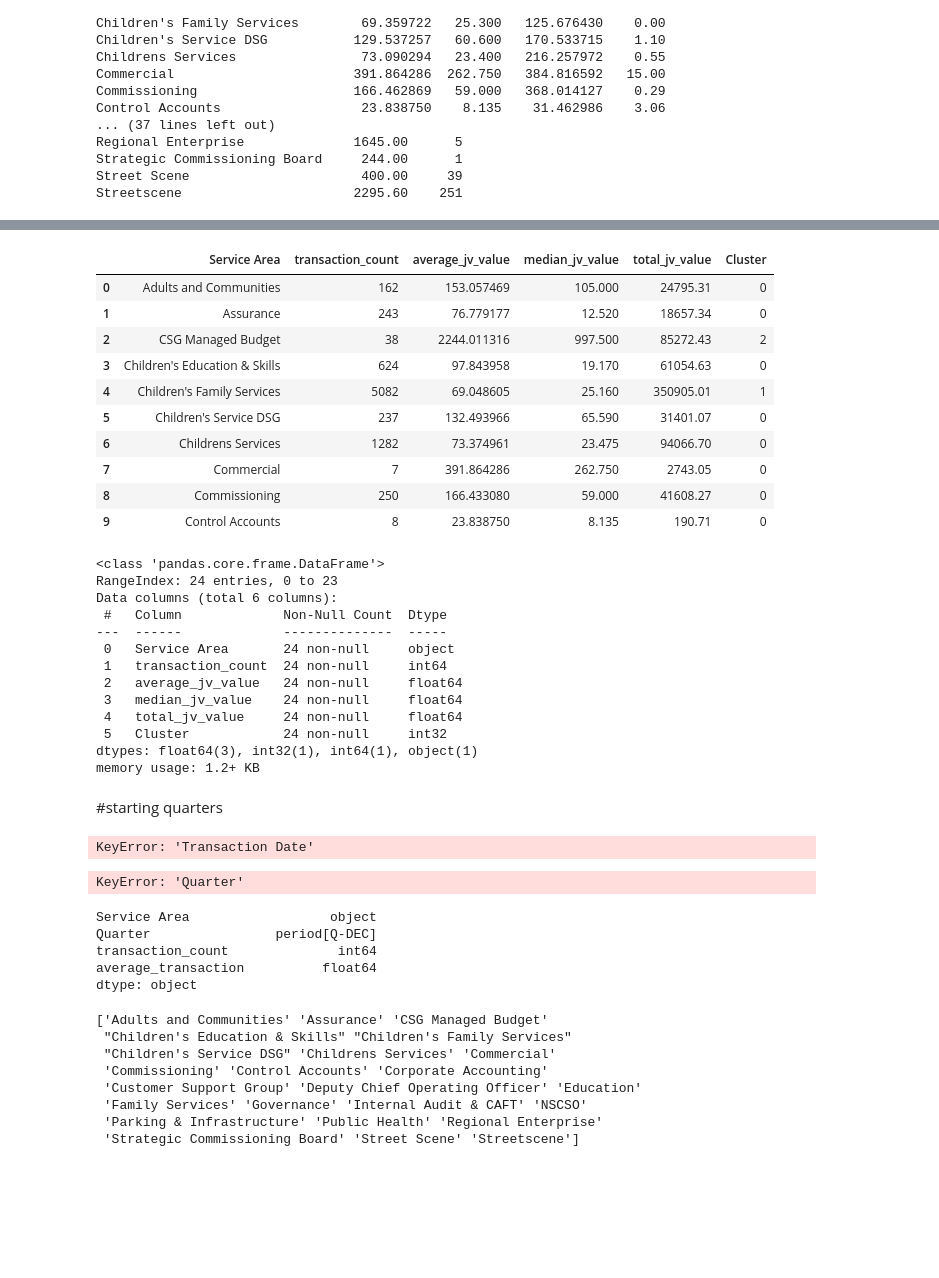
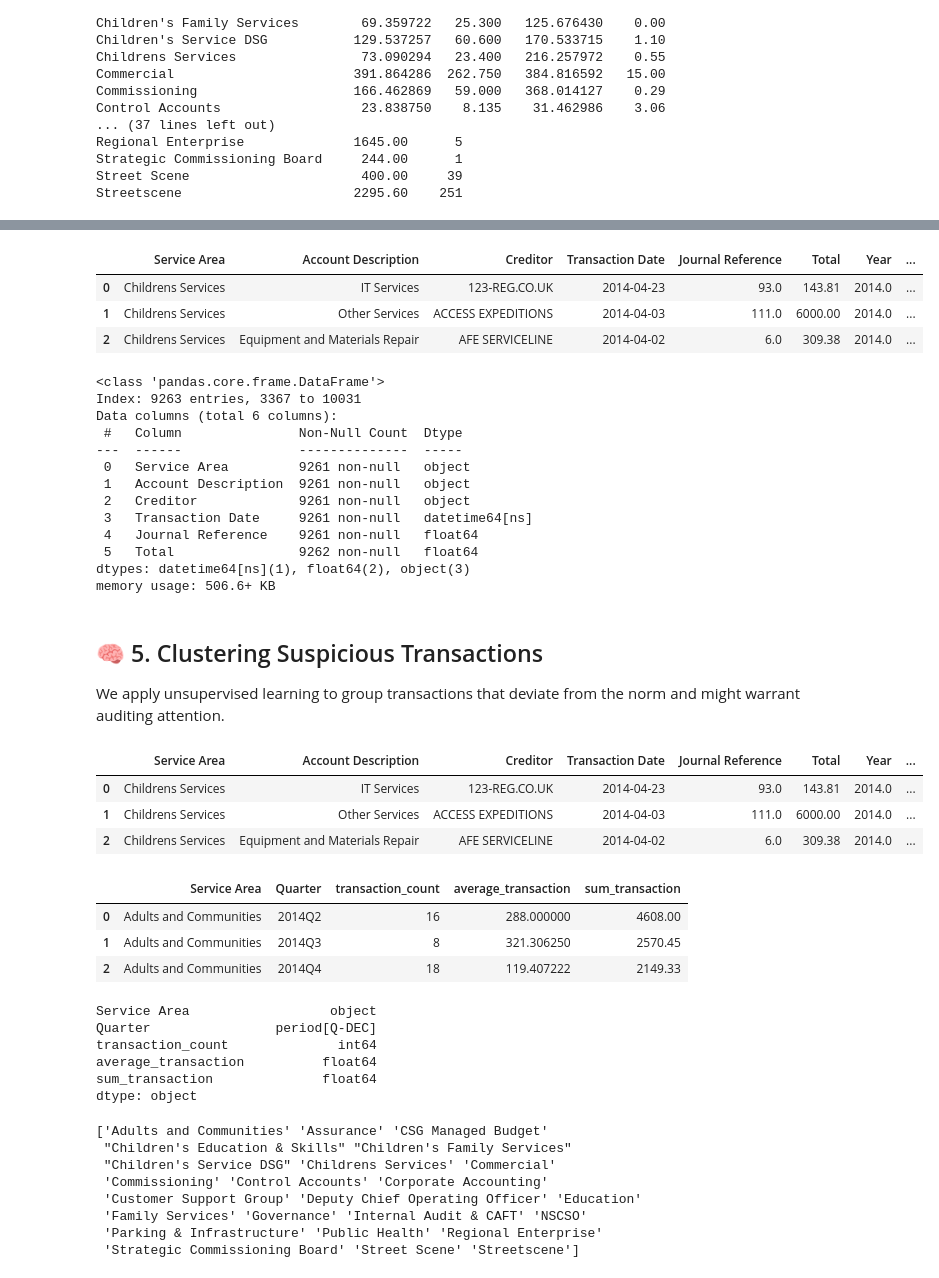
Before and after one commit to MalihehGaroosiha/Barnet-Credit-Audit, a Jupyter notebook: Barnet_Credit_Audit.ipynb, the cells around one changed output, grey strips where cells are left out. Saved outputs shown, nothing was run; the diff lists cells and outputs as text; code cells hidden in the pictures; blank space fills up the shorter version.

```diff
--- a/Barnet_Credit_Audit.ipynb
+++ b/Barnet_Credit_Audit.ipynb
@@ -135,3 +149,3 @@ df2.tail(5)
 # %%
-df3=pd.read_csv("PCard 16-17-1.csv")
+df3=pd.read_csv("PCard 16-17.csv")
 # %%
@@ -729,50 +726,51 @@ print(refunds_1)
 # %%
-df.head(10)
+df.head(3)
 # %% [output]
-|  | Service Area | transaction_count | average_jv_value | median_jv_value | total_jv_value | Cluster |
-| 0 | Adults and Communities | 162 | 153.057469 | 105.000 | 24795.31 | 0 |
-| 1 | Assurance | 243 | 76.779177 | 12.520 | 18657.34 | 0 |
-| 2 | CSG Managed Budget | 38 | 2244.011316 | 997.500 | 85272.43 | 2 |
-| 3 | Children's Education & Skills | 624 | 97.843958 | 19.170 | 61054.63 | 0 |
-| 4 | Children's Family Services | 5082 | 69.048605 | 25.160 | 350905.01 | 1 |
-| 5 | Children's Service DSG | 237 | 132.493966 | 65.590 | 31401.07 | 0 |
-| 6 | Childrens Services | 1282 | 73.374961 | 23.475 | 94066.70 | 0 |
-| 7 | Commercial | 7 | 391.864286 | 262.750 | 2743.05 | 0 |
-| 8 | Commissioning | 250 | 166.433080 | 59.000 | 41608.27 | 0 |
-| 9 | Control Accounts | 8 | 23.838750 | 8.135 | 190.71 | 0 |
+|  | Service Area | Account Description | Creditor | Transaction Date | Journal Reference | Total | Year | ... |
+| 0 | Childrens Services | IT Services | 123-REG.CO.UK | 2014-04-23 | 93.0 | 143.81 | 2014.0 | ... |
+| 1 | Childrens Services | Other Services | ACCESS EXPEDITIONS | 2014-04-03 | 111.0 | 6000.00 | 2014.0 | ... |
+| 2 | Childrens Services | Equipment and Materials Repair | AFE SERVICELINE | 2014-04-02 | 6.0 | 309.38 | 2014.0 | ... |
 # %%
 df.info()
 # %% [output]
 <class 'pandas.core.frame.DataFrame'>
-RangeIndex: 24 entries, 0 to 23
+Index: 9263 entries, 3367 to 10031
 Data columns (total 6 columns):
- #   Column             Non-Null Count  Dtype
----  ------             --------------  -----
- 0   Service Area       24 non-null     object
- 1   transaction_count  24 non-null     int64
- 2   average_jv_value   24 non-null     float64
- 3   median_jv_value    24 non-null     float64
- 4   total_jv_value     24 non-null     float64
- 5   Cluster            24 non-null     int32
-dtypes: float64(3), int32(1), int64(1), object(1)
-memory usage: 1.2+ KB
+ #   Column               Non-Null Count  Dtype
+---  ------               --------------  -----
+ 0   Service Area         9261 non-null   object
+ 1   Account Description  9261 non-null   object
+ 2   Creditor             9261 non-null   object
+ 3   Transaction Date     9261 non-null   datetime64[ns]
+ 4   Journal Reference    9261 non-null   float64
+ 5   Total                9262 non-null   float64
+dtypes: datetime64[ns](1), float64(2), object(3)
+memory usage: 506.6+ KB
-# %% [markdown]
-#starting quarters
+# %% [markdown]
+## 🧠 5. Clustering Suspicious Transactions
+
+We apply unsupervised learning to group transactions that deviate from the norm and might warrant auditing attention.
 # %%
 df['Year'] = df['Transaction Date'].dt.year
 df['Quarter'] = df['Transaction Date'].dt.to_period('Q')
-df.head()
+df.head(3)
 # %% [output]
-KeyError: 'Transaction Date'
+|  | Service Area | Account Description | Creditor | Transaction Date | Journal Reference | Total | Year | ... |
+| 0 | Childrens Services | IT Services | 123-REG.CO.UK | 2014-04-23 | 93.0 | 143.81 | 2014.0 | ... |
+| 1 | Childrens Services | Other Services | ACCESS EXPEDITIONS | 2014-04-03 | 111.0 | 6000.00 | 2014.0 | ... |
+| 2 | Childrens Services | Equipment and Materials Repair | AFE SERVICELINE | 2014-04-02 | 6.0 | 309.38 | 2014.0 | ... |
 # %%
 summary_df = df.groupby(['Service Area', 'Quarter']).agg(
     transaction_count=('Total', 'size'),
     average_transaction=('Total', 'mean'),
     sum_transaction=('Total', 'sum')
 ).reset_index()
-summary_df.head()
+summary_df.head(3)
 # %% [output]
-KeyError: 'Quarter'
+|  | Service Area | Quarter | transaction_count | average_transaction | sum_transaction |
+| 0 | Adults and Communities | 2014Q2 | 16 | 288.000000 | 4608.00 |
+| 1 | Adults and Communities | 2014Q3 | 8 | 321.306250 | 2570.45 |
+| 2 | Adults and Communities | 2014Q4 | 18 | 119.407222 | 2149.33 |
 # %%
 print(summary_df.dtypes)
 # %% [output]
@@ -780,6 +778,7 @@ Service Area                  object
 Quarter                period[Q-DEC]
 transaction_count              int64
 average_transaction          float64
+sum_transaction              float64
 dtype: object
 # %%
 service_areas = summary_df['Service Area'].unique()
```
Also changed, not shown: parts of 59 cells of this notebook.
